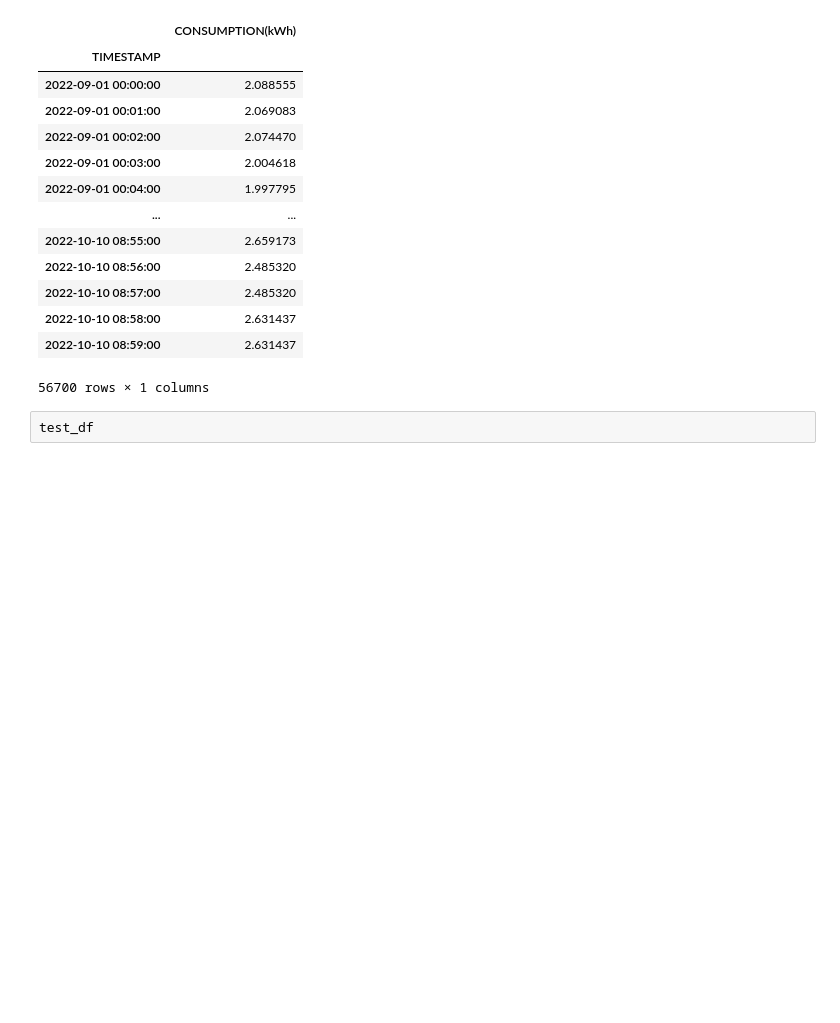
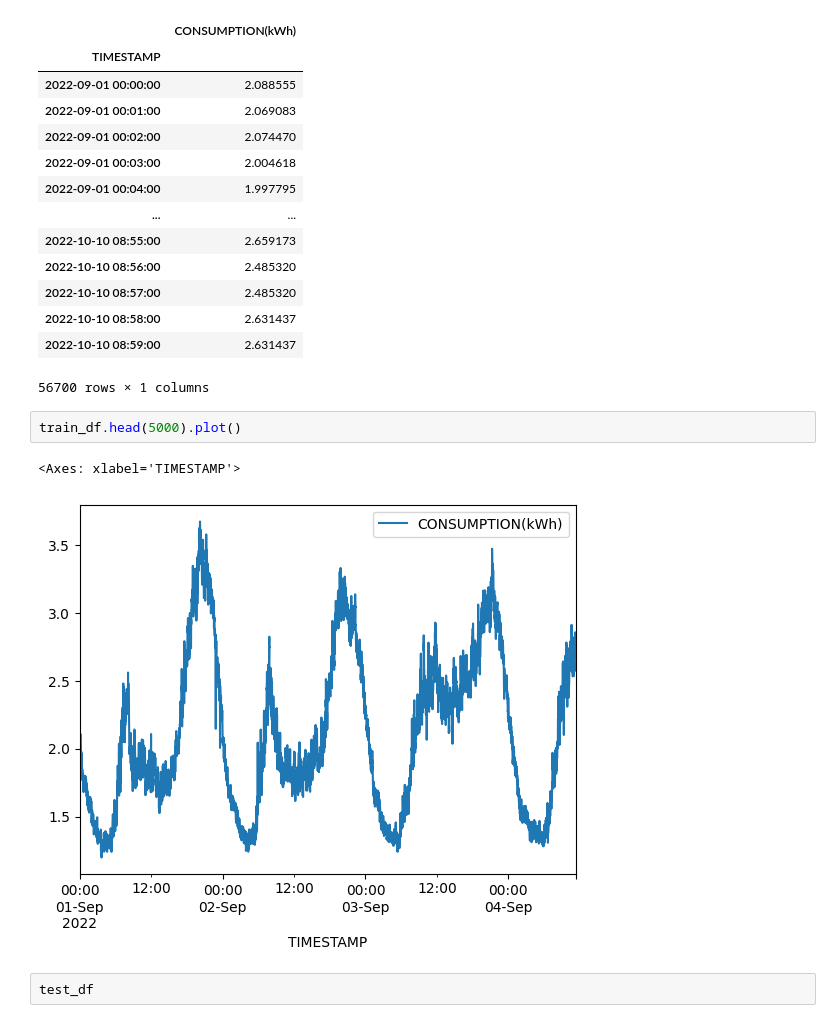
Before and after one commit to youngseonseo/BEMS, a Jupyter notebook: ai/ESS/fall.ipynb, the cells around one changed output. Cells and saved outputs as stored; diff of their text form; blank space fills up the shorter version.

```diff
--- a/ai/ESS/fall.ipynb
+++ b/ai/ESS/fall.ipynb
@@ -156,6 +156,11 @@ train_df
 | 2022-10-10 08:58:00 | 2.631437 |
 | 2022-10-10 08:59:00 | 2.631437 |
 56700 rows × 1 columns
+# %%
+train_df.head(5000).plot()
+# %% [output]
+<Axes: xlabel='TIMESTAMP'>
+[figure, added]
 # %%
 test_df
 # %% [output]
```
Also changed, not shown: parts of 1 cell of this notebook, 6 other files.
